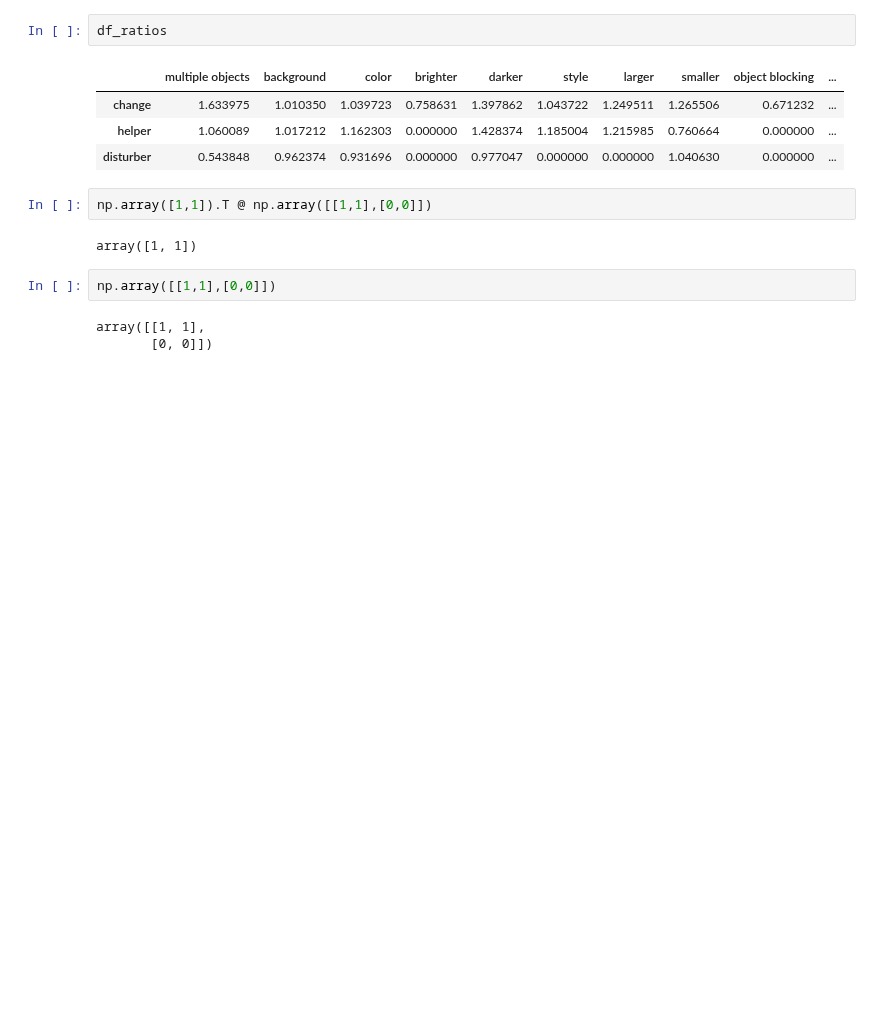
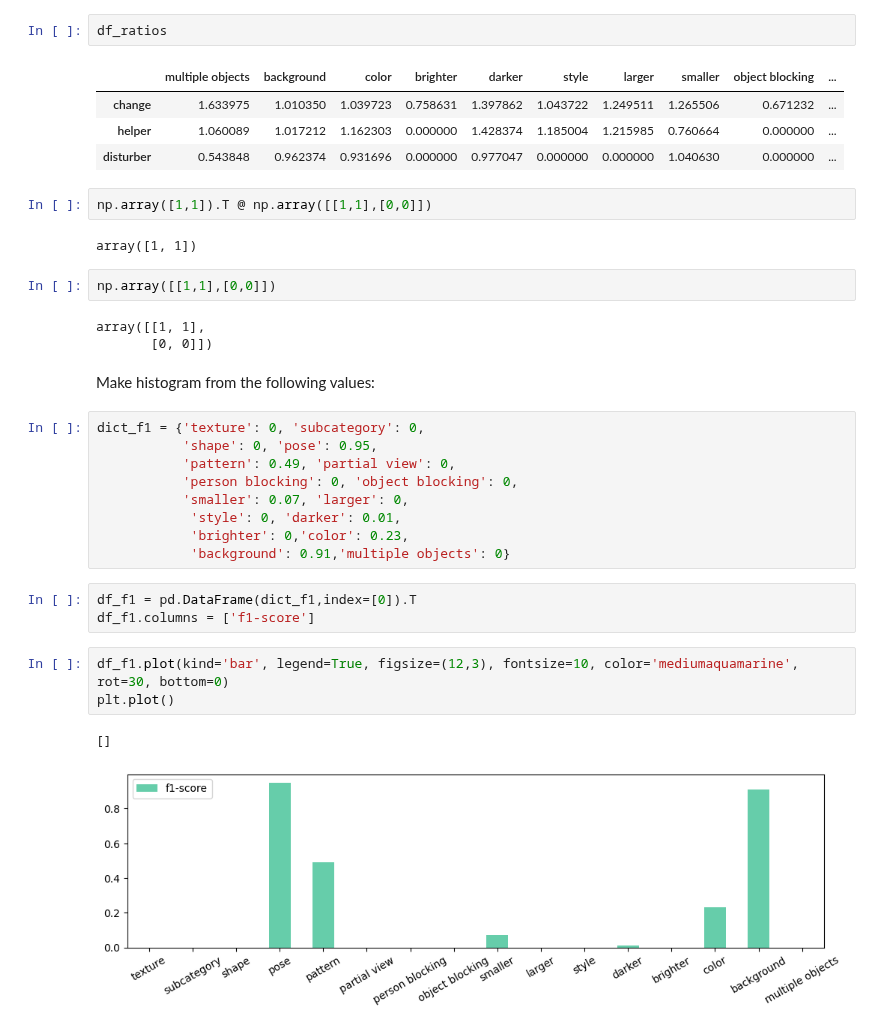
Before and after one commit to CarlAnSc/bachelor_project, a Jupyter notebook: src/models/get_embeddings.ipynb, the cells around one changed output. Saved outputs shown, nothing was run; the diff lists cells and outputs as text; blank space fills up the shorter version.

```diff
--- a/src/models/get_embeddings.ipynb
+++ b/src/models/get_embeddings.ipynb
@@ -1020,3 +1147,23 @@ np.array([[1,1],[0,0]])
 # %% [output]
 array([[1, 1],
        [0, 0]])
+# %% [markdown]
+Make histogram from the following values:
+# %%
+dict_f1 = {'texture': 0, 'subcategory': 0,
+           'shape': 0, 'pose': 0.95,
+           'pattern': 0.49, 'partial view': 0,
+           'person blocking': 0, 'object blocking': 0,
+           'smaller': 0.07, 'larger': 0,
+            'style': 0, 'darker': 0.01,
+            'brighter': 0,'color': 0.23,
+            'background': 0.91,'multiple objects': 0}
+# %%
+df_f1 = pd.DataFrame(dict_f1,index=[0]).T
+df_f1.columns = ['f1-score']
+# %%
+df_f1.plot(kind='bar', legend=True, figsize=(12,3), fontsize=10, color='mediumaquamarine', rot=30, bottom=0)
+plt.plot()
+# %% [output]
+[]
+[figure, added]
```
Also changed, not shown: parts of 18 cells of this notebook, 17 other files.
